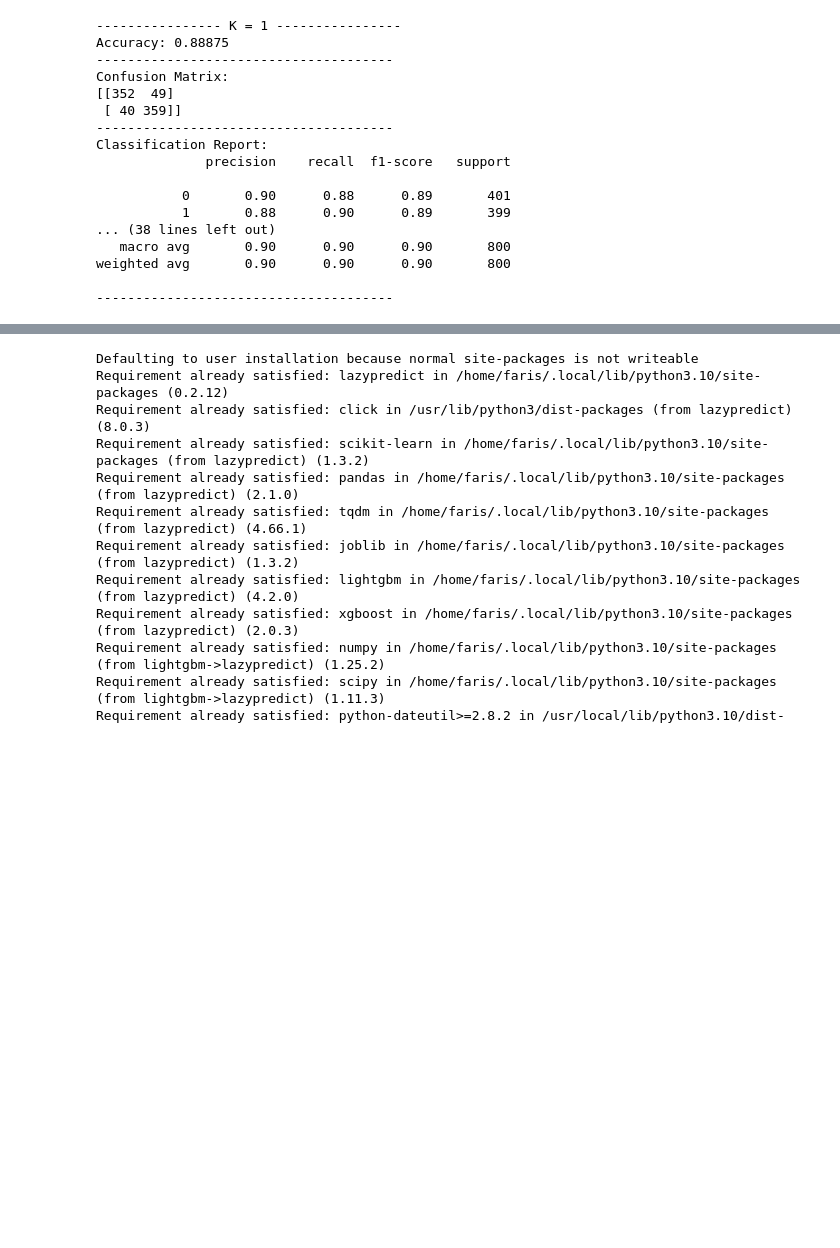
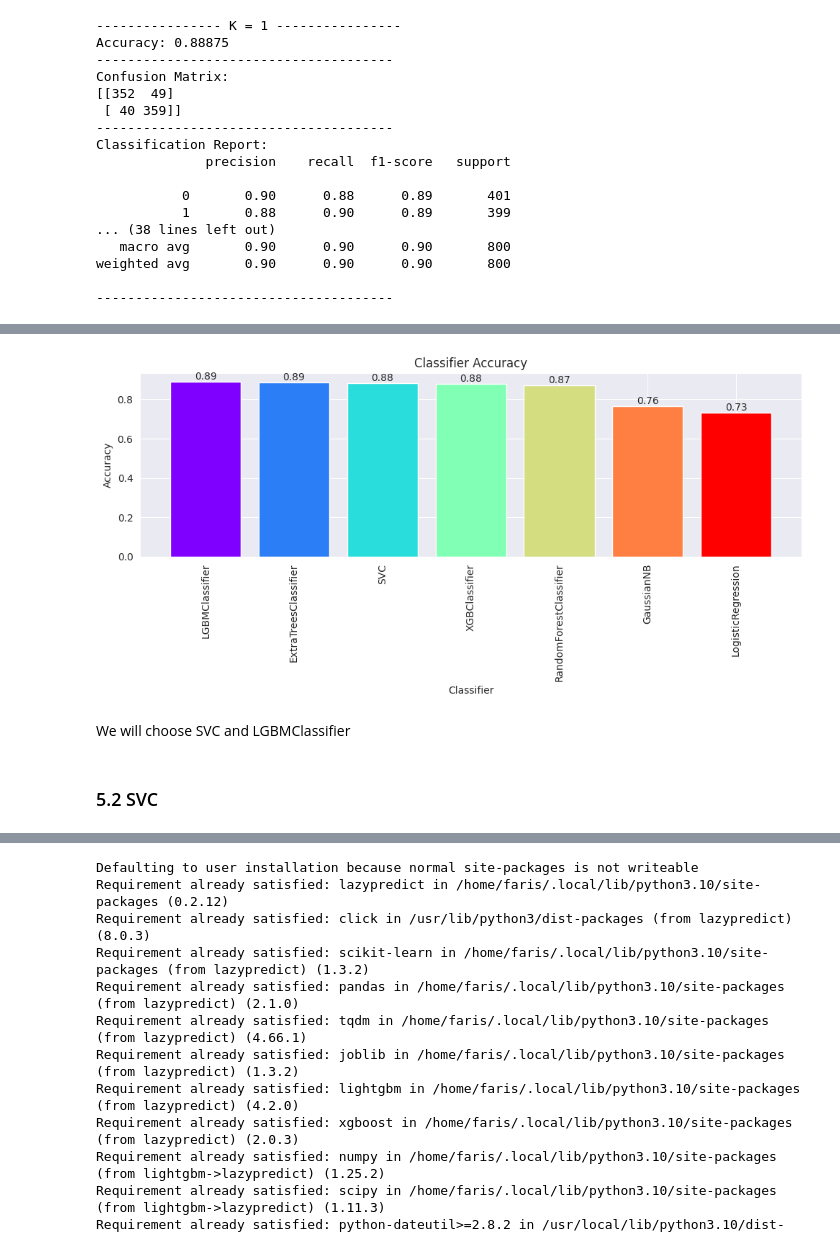
Before and after one commit to faris771/Apple_Quality_Classifier, a Jupyter notebook: main.ipynb, the cells around one changed output, grey strips where cells are left out. Drawn from its saved outputs; the diff is of its cells as text; code cells hidden in the pictures; blank space fills up the shorter version.

```diff
--- a/main.ipynb
+++ b/main.ipynb
@@ -483,0 +541,35 @@ Although in the validation set K=11 has the highest accuracy, but in the test se
+# %%
+import matplotlib.cm as cm
+sorted_classifiers.sort(key=lambda x: x[1], reverse=True)
+
+# plot classifier accuracy
+color_map = cm.get_cmap('rainbow')
+
+# Generate a list of colors
+colors = color_map(np.linspace(0, 1, len(sorted_classifiers)))
+
+plt.figure(figsize=(10, 5))
+
+# Create the bar chart with different colors for each bar
+bars = plt.bar([classifier[0] for classifier in sorted_classifiers],
+               [classifier[1] for classifier in sorted_classifiers],
+               color=colors)
+
+plt.xticks(rotation=90)
+plt.xlabel('Classifier')
+plt.ylabel('Accuracy')
+plt.title('Classifier Accuracy')
+
+# Add the value of each bar on top of it
+for bar in bars:
+    yval = bar.get_height()
+    plt.text(bar.get_x() + bar.get_width()/2, yval, round(yval, 2), ha='center', va='bottom')
+
+plt.tight_layout()
+plt.show()
+# %% [output]
+[figure, added]
+# %% [markdown]
+We will choose SVC and LGBMClassifier
+# %% [markdown]
+### 5.2 SVC
```
Also changed, not shown: parts of 15 cells of this notebook.
